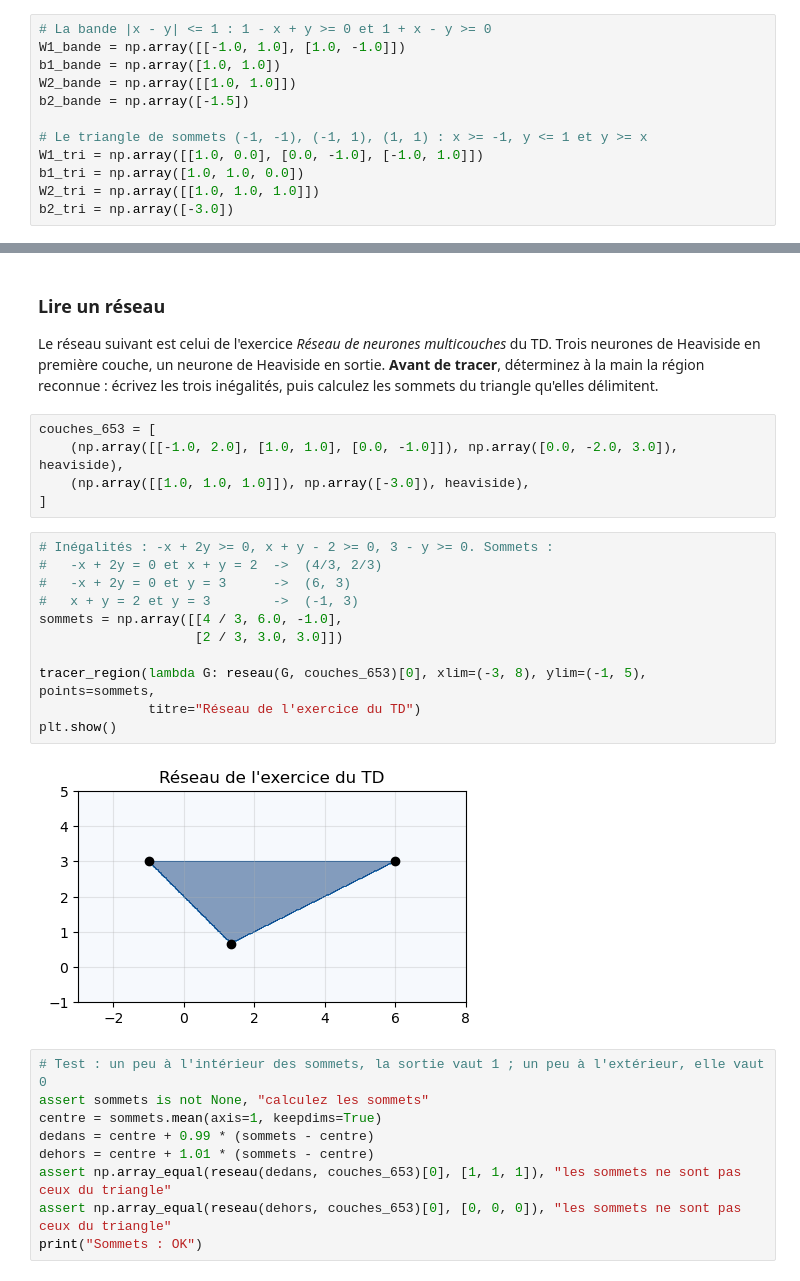
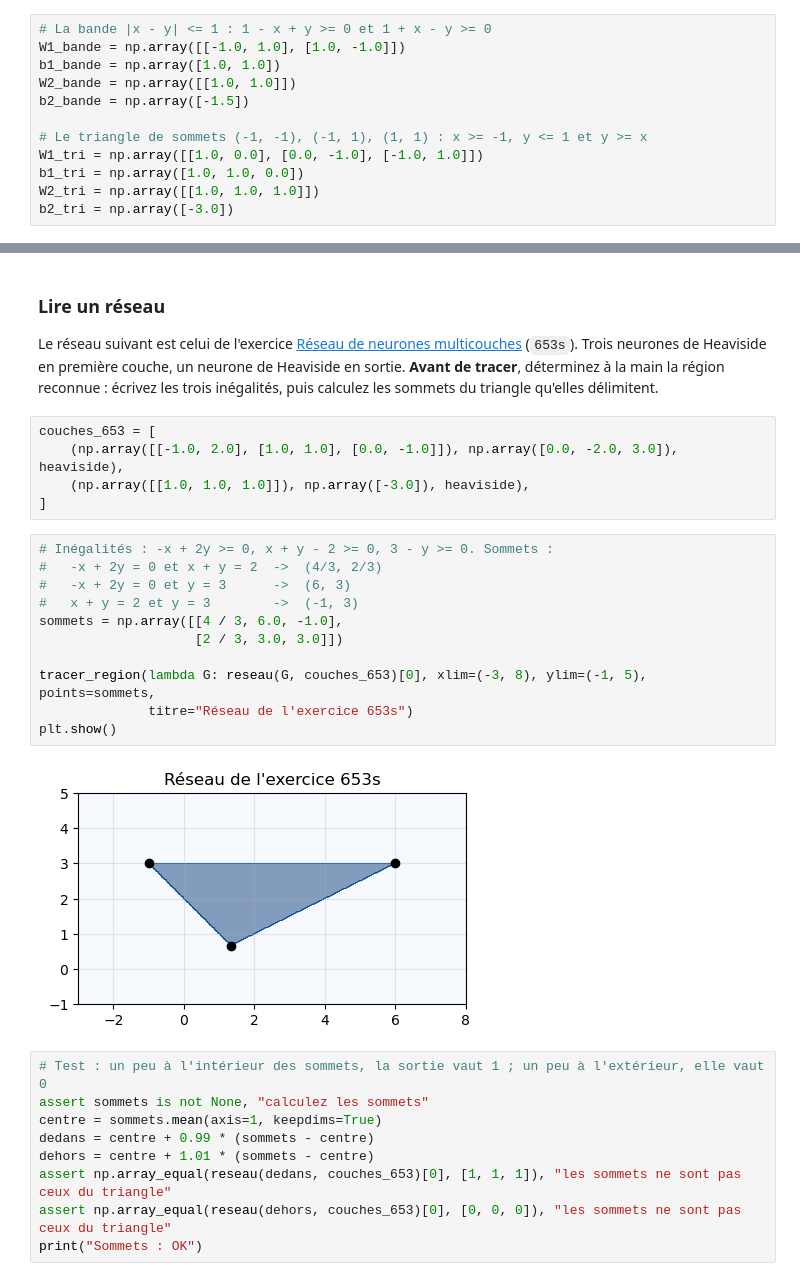
Before and after one commit to smaxx73/Exercices, a Jupyter notebook: notebook/96ip-solutions.ipynb, the cells around one changed output, grey strips where cells are left out. Cells and saved outputs as stored; diff of their text form.

```diff
--- a/notebook/TP1_perceptrons_reseaux_corrige.ipynb
+++ b/notebook/96ip-solutions.ipynb
@@ -314,7 +314,7 @@ Bande et triangle : OK
 # %% [markdown]
 ### Lire un réseau
 
-Le réseau suivant est celui de l'exercice *Réseau de neurones multicouches* du TD. Trois neurones de Heaviside en première couche, un neurone de Heaviside en sortie.
+Le réseau suivant est celui de l'exercice [Réseau de neurones multicouches](https://openyourmath.org/exercise/653s) (`653s`). Trois neurones de Heaviside en première couche, un neurone de Heaviside en sortie.
 **Avant de tracer**, déterminez à la main la région reconnue : écrivez les trois inégalités, puis calculez les sommets du triangle qu'elles délimitent.
 # %%
 couches_653 = [
@@ -324,16 +324,16 @@ couches_653 = [
 # %%
 # Inégalités : -x + 2y >= 0, x + y - 2 >= 0, 3 - y >= 0. Sommets :
 #   -x + 2y = 0 et x + y = 2  ->  (4/3, 2/3)
 #   -x + 2y = 0 et y = 3      ->  (6, 3)
 #   x + y = 2 et y = 3        ->  (-1, 3)
 sommets = np.array([[4 / 3, 6.0, -1.0],
                     [2 / 3, 3.0, 3.0]])
 
 tracer_region(lambda G: reseau(G, couches_653)[0], xlim=(-3, 8), ylim=(-1, 5), points=sommets,
-              titre="Réseau de l'exercice du TD")
+              titre="Réseau de l'exercice 653s")
 plt.show()
 # %% [output]
-[figure, old version]
+[figure, new version]
 # %%
 # Test : un peu à l'intérieur des sommets, la sortie vaut 1 ; un peu à l'extérieur, elle vaut 0
 assert sommets is not None, "calculez les sommets"
```
Also changed, not shown: parts of 12 cells of this notebook, 6 other files.
